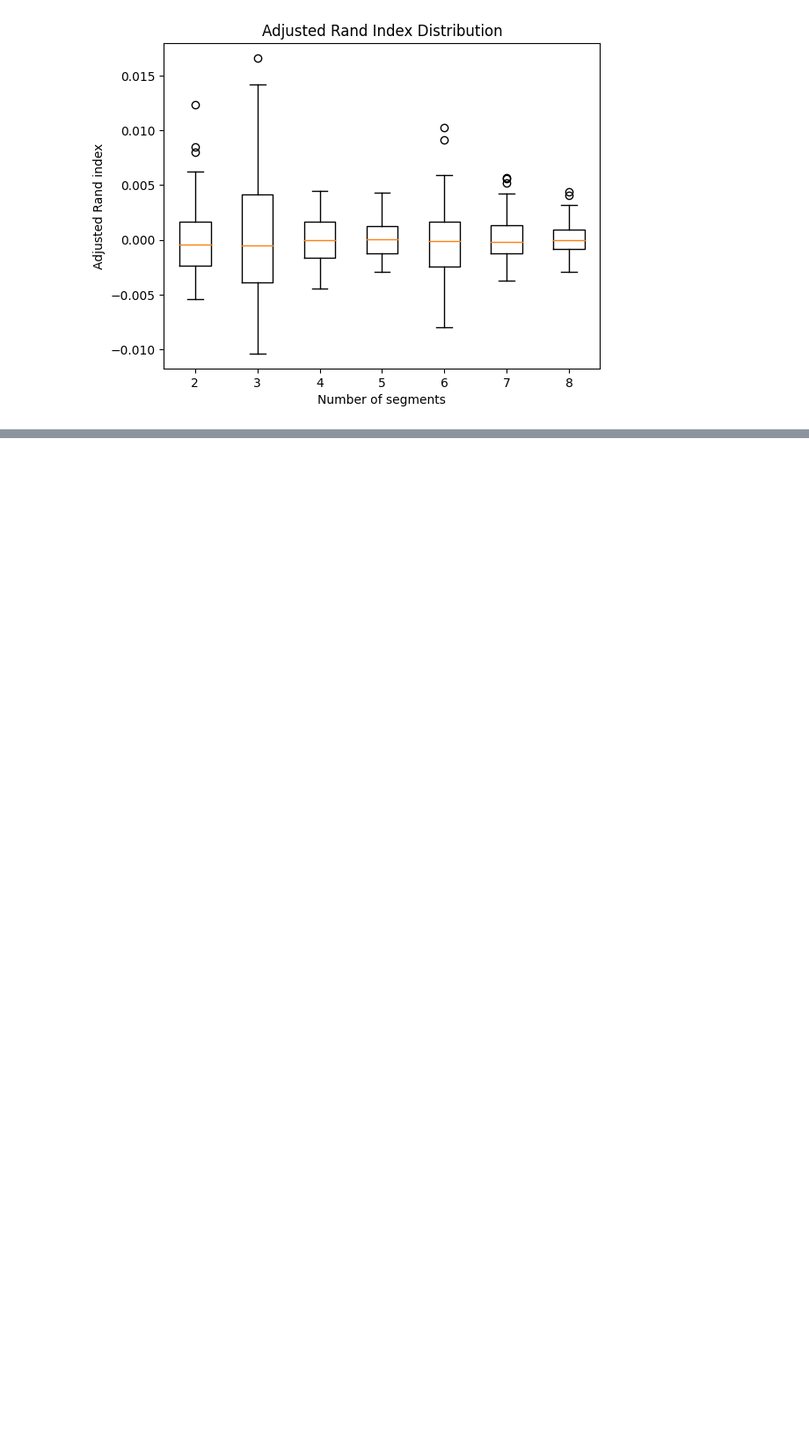
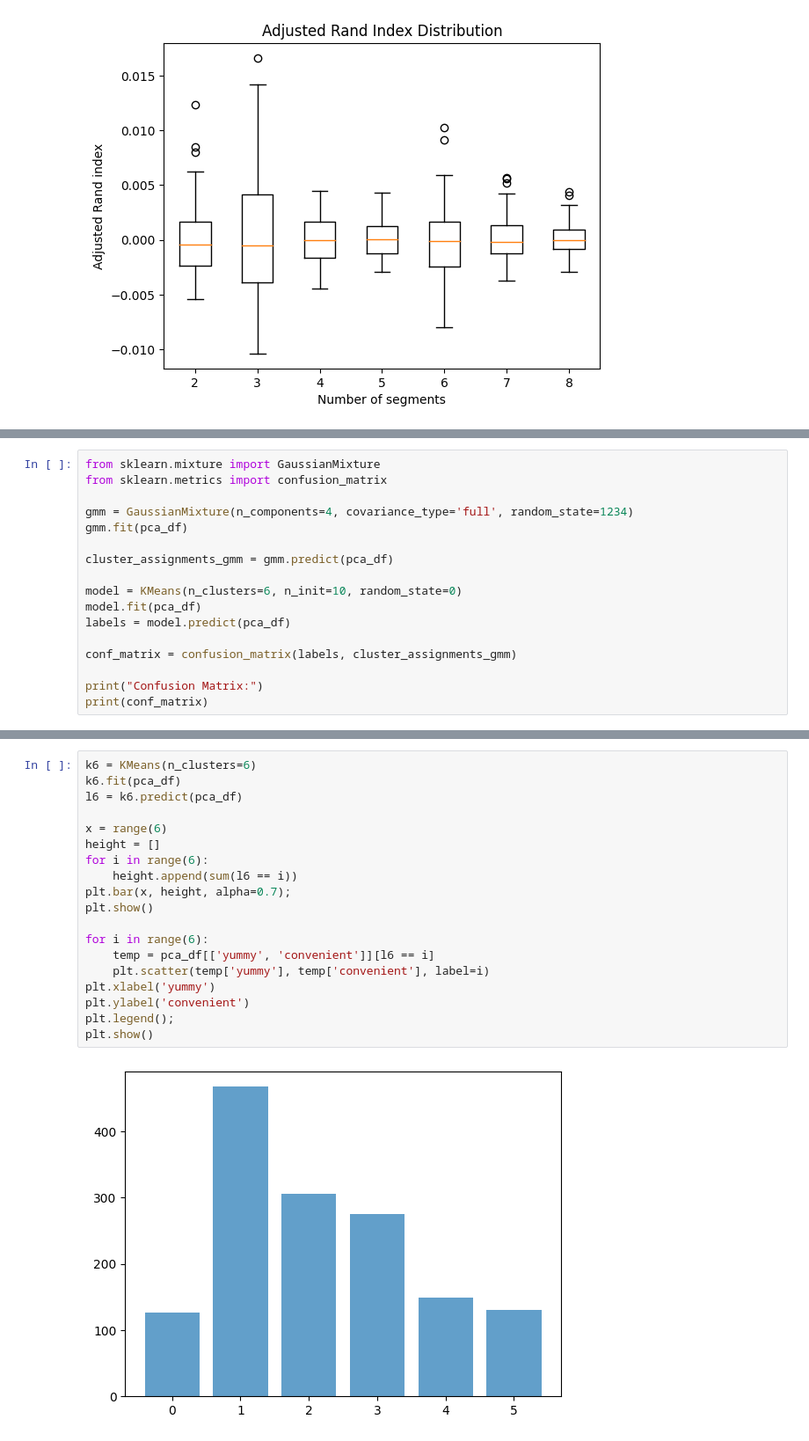
Before and after one commit to Adhiban1/Market-Segmentation, a Jupyter notebook: McDonalds-Case-Study.ipynb, the cells around one changed output, grey strips where cells are left out. Shown at 88% size. Saved outputs shown, nothing was run; the diff lists cells and outputs as text; blank space fills up the shorter version.

```diff
--- a/McDonalds-Case-Study.ipynb
+++ b/McDonalds-Case-Study.ipynb
@@ -207,0 +196,17 @@ ImportError: cannot import name 'StepFlexmix' from 'stepmix' (/home/adhiban/Docu
+# %%
+from sklearn.mixture import GaussianMixture
+from sklearn.metrics import confusion_matrix
+
+gmm = GaussianMixture(n_components=4, covariance_type='full', random_state=1234)
+gmm.fit(pca_df)
+
+cluster_assignments_gmm = gmm.predict(pca_df)
+
+model = KMeans(n_clusters=6, n_init=10, random_state=0)
+model.fit(pca_df)
+labels = model.predict(pca_df)
+
+conf_matrix = confusion_matrix(labels, cluster_assignments_gmm)
+
+print("Confusion Matrix:")
+print(conf_matrix)
@@ -207,0 +221,21 @@ ImportError: cannot import name 'StepFlexmix' from 'stepmix' (/home/adhiban/Docu
+# %%
+k6 = KMeans(n_clusters=6)
+k6.fit(pca_df)
+l6 = k6.predict(pca_df)
+
+x = range(6)
+height = []
+for i in range(6):
+    height.append(sum(l6 == i))
+plt.bar(x, height, alpha=0.7);
+plt.show()
+
+for i in range(6):
+    temp = pca_df[['yummy', 'convenient']][l6 == i]
+    plt.scatter(temp['yummy'], temp['convenient'], label=i)
+plt.xlabel('yummy')
+plt.ylabel('convenient')
+plt.legend();
+plt.show()
+# %% [output]
+[figure, added]
```
Also changed, not shown: parts of 16 cells of this notebook, 3 other files.
